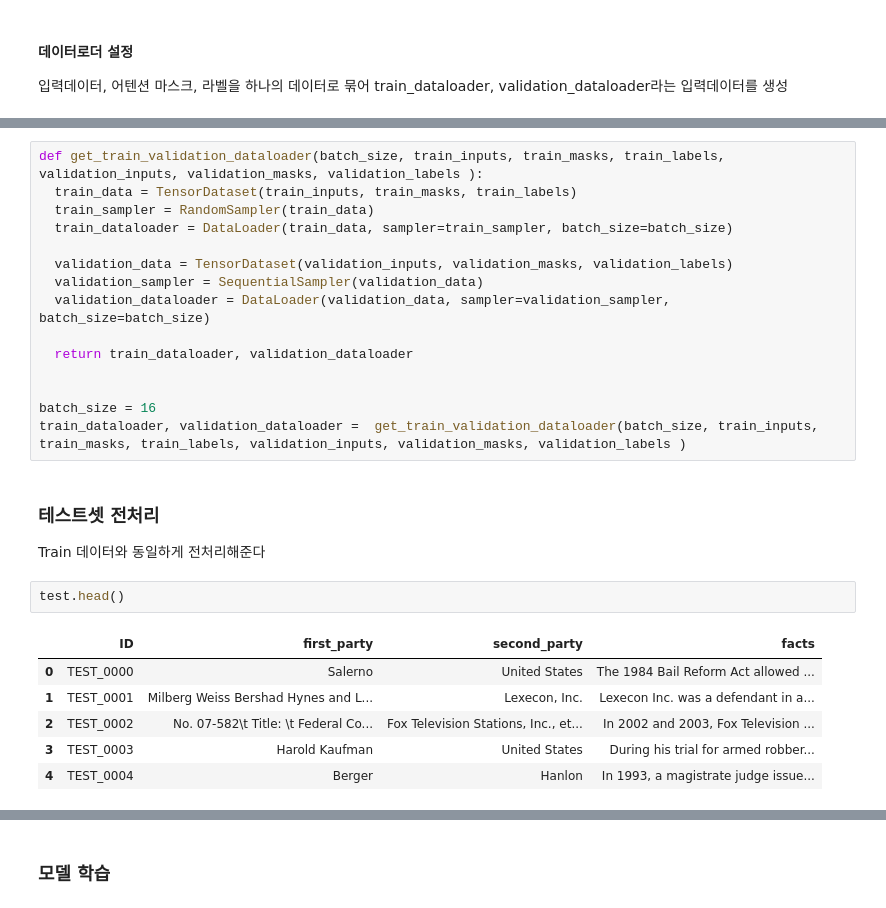
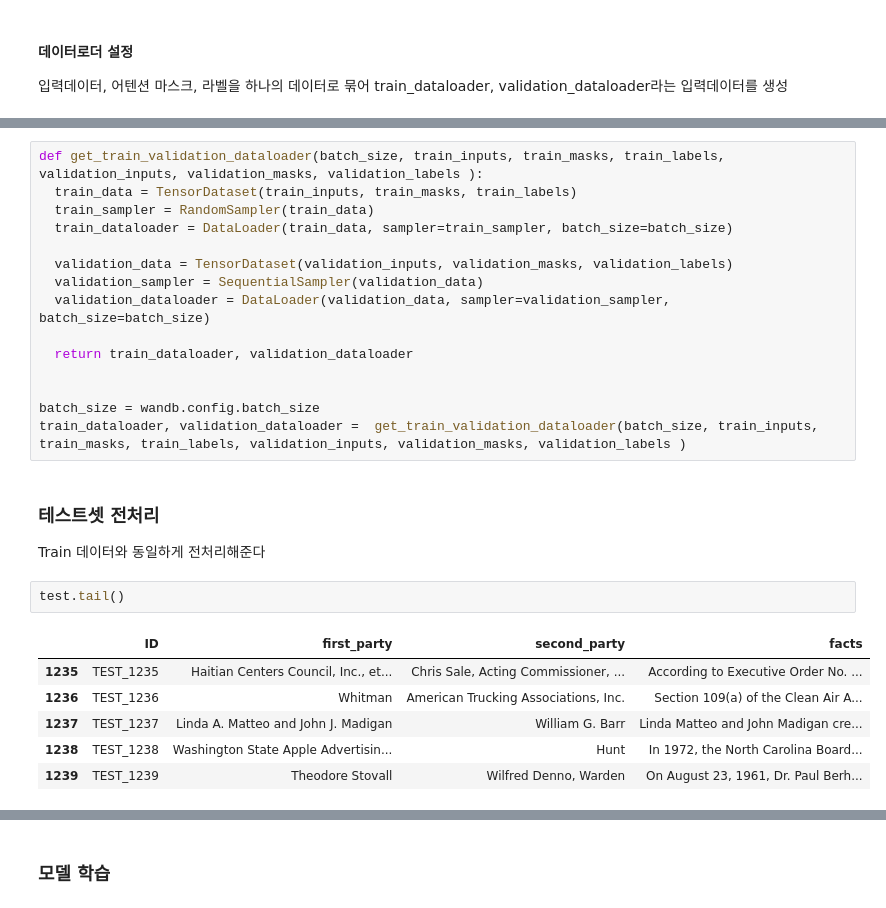
Before and after one commit to Jyundev/Dacon-Project, a Jupyter notebook: yunyoung/judgment_prediction.ipynb, the cells around one changed output, grey strips where cells are left out. Drawn from its saved outputs; the diff is of its cells as text.

```diff
--- a/yunyoung/judgment_prediction.ipynb
+++ b/yunyoung/judgment_prediction.ipynb
@@ -391,20 +428,20 @@ def get_train_validation_dataloader(batch_size, train_inputs, train_masks, train
   return train_dataloader, validation_dataloader
 
 
-batch_size = 16
+batch_size = wandb.config.batch_size
 train_dataloader, validation_dataloader =  get_train_validation_dataloader(batch_size, train_inputs, train_masks, train_labels, validation_inputs, validation_masks, validation_labels )
 # %% [markdown]
 ### 테스트셋 전처리
 Train 데이터와 동일하게 전처리해준다
 # %%
-test.head()
+test.tail()
 # %% [output]
 |  | ID | first_party | second_party | facts |
-| 0 | TEST_0000 | Salerno | United States | The 1984 Bail Reform Act allowed ... |
-| 1 | TEST_0001 | Milberg Weiss Bershad Hynes and L... | Lexecon, Inc. | Lexecon Inc. was a defendant in a... |
-| 2 | TEST_0002 | No. 07-582\t Title: \t Federal Co... | Fox Television Stations, Inc., et... | In 2002 and 2003, Fox Television ... |
-| 3 | TEST_0003 | Harold Kaufman | United States | During his trial for armed robber... |
-| 4 | TEST_0004 | Berger | Hanlon | In 1993, a magistrate judge issue... |
+| 1235 | TEST_1235 | Haitian Centers Council, Inc., et... | Chris Sale, Acting Commissioner, ... | According to Executive Order No. ... |
+| 1236 | TEST_1236 | Whitman | American Trucking Associations, Inc. | Section 109(a) of the Clean Air A... |
+| 1237 | TEST_1237 | Linda A. Matteo and John J. Madigan | William G. Barr | Linda Matteo and John Madigan cre... |
+| 1238 | TEST_1238 | Washington State Apple Advertisin... | Hunt | In 1972, the North Carolina Board... |
+| 1239 | TEST_1239 | Theodore Stovall | Wilfred Denno, Warden | On August 23, 1961, Dr. Paul Berh... |
 # %%
 # first party와 second party 정보가 담긴 party_info_facts 컬럼 추가
 party_info = 'First party is ' + test.first_party	+' and Second party is '+test.second_party+'. '+ test.facts
```
Also changed, not shown: parts of 47 cells of this notebook.
